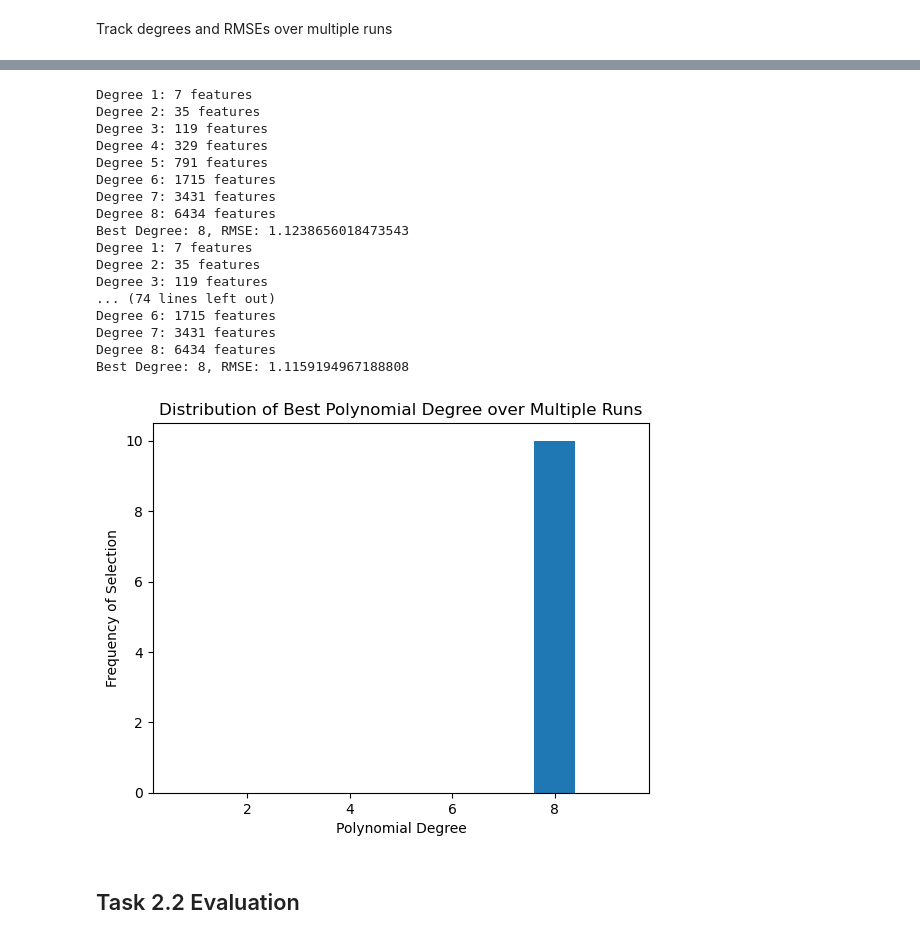
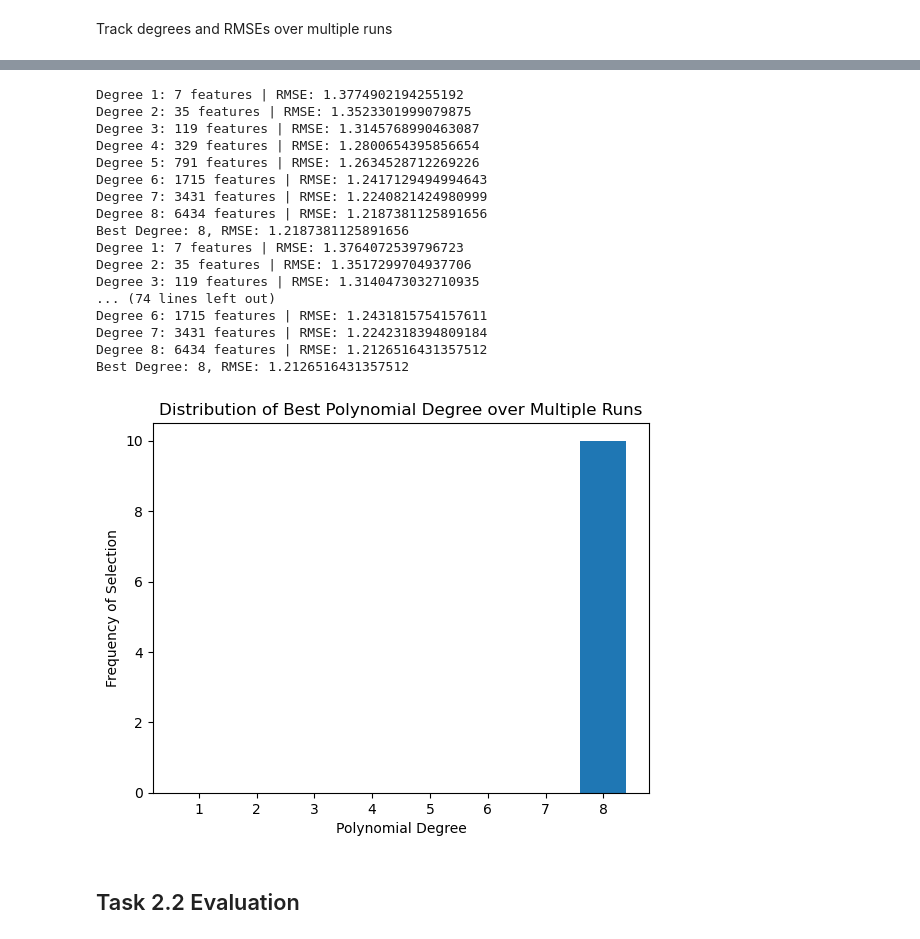
Before and after one commit to RenatoViola/AA_Assignment_1, a Jupyter notebook: Code/assigment.ipynb, the cells around one changed output, grey strips where cells are left out. Drawn from its saved outputs; the diff is of its cells as text; code cells hidden in the pictures.

```diff
--- a/Code/assigment.ipynb
+++ b/Code/assigment.ipynb
@@ -304,11 +262,10 @@ Validation RMSE: 1.3739753683923954
 RMSE on the test set
 # %%
 y_test_pred = polyreg.predict(X_test_df)
-y_test_pred_positions = y_test_pred[:, [0, 1, 4, 5, 8, 9]]
 
-plot_y_yhat(y_test_positions, y_test_pred_positions, plot_title="y_yhat_plot")
+plot_y_yhat(y_test_df.values, y_test_pred, plot_title="y_yhat_plot")
 
-rmse = root_mean_squared_error(y_test_positions, y_test_pred_positions)
+rmse = root_mean_squared_error(y_test_df, y_test_pred)
 
 print(f"Test RMSE: {rmse}")
 # %% [output]
@@ -360,8 +302,6 @@ def validate_poly_regression(X_train, y_train, X_val, y_val, regressor=None, deg
     best_rmse = np.inf
     best_model = None
     best_degree = None
-
-    X_train_sample, y_train_sample = resample(X_train, y_train, n_samples=int(0.01 * len(X_train)))
 
     for degree in degrees:
 
@@ -373,7 +313,7 @@ def validate_poly_regression(X_train, y_train, X_val, y_val, regressor=None, deg
         else:
             polyreg = make_pipeline(StandardScaler(), poly, regressor)
 
-        polyreg.fit(X_train_sample, y_train_sample)
+        polyreg.fit(X_train, y_train)
 
         n_features = poly.n_output_features_
 
@@ -381,17 +321,11 @@ def validate_poly_regression(X_train, y_train, X_val, y_val, regressor=None, deg
         if max_features is not None and n_features > max_features:
             break
 
-
         y_pred = polyreg.predict(X_val)
 
-        position_columns = ['x_1', 'y_1', 'x_2', 'y_2', 'x_3', 'y_3']
+        rmse = root_mean_squared_error(y_val, y_pred)
 
-        y_val_positions = y_val[position_columns].values
-        y_pred_positions = y_pred[:, [0, 1, 4, 5, 8, 9]]
-
-        rmse = root_mean_squared_error(y_val_positions, y_pred_positions)
-
-        print(f"Degree {degree}: {n_features} features | rmse: {rmse}")
+        print(f"Degree {degree}: {n_features} features | RMSE: {rmse}")
 
         if rmse < best_rmse:
             best_rmse = rmse
@@ -402,5 +336,5 @@ def validate_poly_regression(X_train, y_train, X_val, y_val, regressor=None, deg
 
     return best_model, best_degree, best_rmse
 # %%
-model, degree, rmse = validate_poly_regression(X_train_df, y_train_df, X_dev_df, y_dev_df, degrees=range(1, 6), regressor=RidgeCV())
+model, degree, rmse = validate_poly_regression(X_train_df, y_train_df, X_dev_df, y_dev_df, degrees=range(1, 6), regressor=MultiTaskLassoCV())
 # %% [output]
@@ -411,10 +343,11 @@ Degree 4: 2379 features | rmse: 1.2345127620114995
 # %% [markdown]
 Track degrees and RMSEs over multiple runs
 # %%
-degree_counts = {degree: 0 for degree in range(1,9)}
+degree_counts = {degree: 0 for degree in range(1, 9)}
 
 for run in range(10):
-    model, degree, rmse = validate_poly_regression(X_train_df, y_train_df, X_dev_df, y_dev_df, degrees=range(1, 9))
+    X_train_sample, y_train_sample = resample(X_train_df, y_train_df, n_samples=int(0.01 * len(X_train_df)))
+    model, degree, rmse = validate_poly_regression(X_train_sample, y_train_sample, X_dev_df, y_dev_df, degrees=range(1, 9))
 
     degree_counts[degree] += 1
 
@@ -434,36 +378,37 @@ MemoryError: Unable to allocate 60.1 GiB for an array with shape (104085, 77519)
 # %%
-degree_counts = {degree: 0 for degree in range(1,10)}
+degree_counts = {degree: 0 for degree in range(1,9)}
 
 for run in range(10):
-    model, degree, rmse = validate_poly_regression(X_train_df, y_train_df, X_dev_df, y_dev_df, regressor = RidgeCV(), degrees=range(1, 9))
+    X_train_sample, y_train_sample = resample(X_train_df, y_train_df, n_samples=int(0.01 * len(X_train_df)))
+    model, degree, rmse = validate_poly_regression(X_train_sample, y_train_sample, X_dev_df, y_dev_df, regressor = RidgeCV(), degrees=range(1, 9))
 
     # Track the best degree for this run
     degree_counts[degree] += 1
 
 plt.bar(degree_counts.keys(), degree_counts.values())
 plt.xlabel('Polynomial Degree')
 plt.ylabel('Frequency of Selection')
 plt.title('Distribution of Best Polynomial Degree over Multiple Runs')
 plt.show()
 # %% [output]
-Degree 1: 7 features
-Degree 2: 35 features
-Degree 3: 119 features
-Degree 4: 329 features
-Degree 5: 791 features
-Degree 6: 1715 features
-Degree 7: 3431 features
-Degree 8: 6434 features
-Best Degree: 8, RMSE: 1.1238656018473543
-Degree 1: 7 features
-Degree 2: 35 features
-Degree 3: 119 features
+Degree 1: 7 features | RMSE: 1.3774902194255192
+Degree 2: 35 features | RMSE: 1.3523301999079875
+Degree 3: 119 features | RMSE: 1.3145768990463087
+Degree 4: 329 features | RMSE: 1.2800654395856654
+Degree 5: 791 features | RMSE: 1.2634528712269226
+Degree 6: 1715 features | RMSE: 1.2417129494994643
+Degree 7: 3431 features | RMSE: 1.2240821424980999
+Degree 8: 6434 features | RMSE: 1.2187381125891656
+Best Degree: 8, RMSE: 1.2187381125891656
+Degree 1: 7 features | RMSE: 1.3764072539796723
+Degree 2: 35 features | RMSE: 1.3517299704937706
+Degree 3: 119 features | RMSE: 1.3140473032710935
 ... (74 lines left out)
-Degree 6: 1715 features
-Degree 7: 3431 features
-Degree 8: 6434 features
-Best Degree: 8, RMSE: 1.1159194967188808
+Degree 6: 1715 features | RMSE: 1.2431815754157611
+Degree 7: 3431 features | RMSE: 1.2242318394809184
+Degree 8: 6434 features | RMSE: 1.2126516431357512
+Best Degree: 8, RMSE: 1.2126516431357512
-[figure, old version]
+[figure, new version]
 # %% [markdown]
 ## Task 2.2 Evaluation
 # %% [markdown]
```
Also changed, not shown: parts of 47 cells of this notebook, 1 other file.
